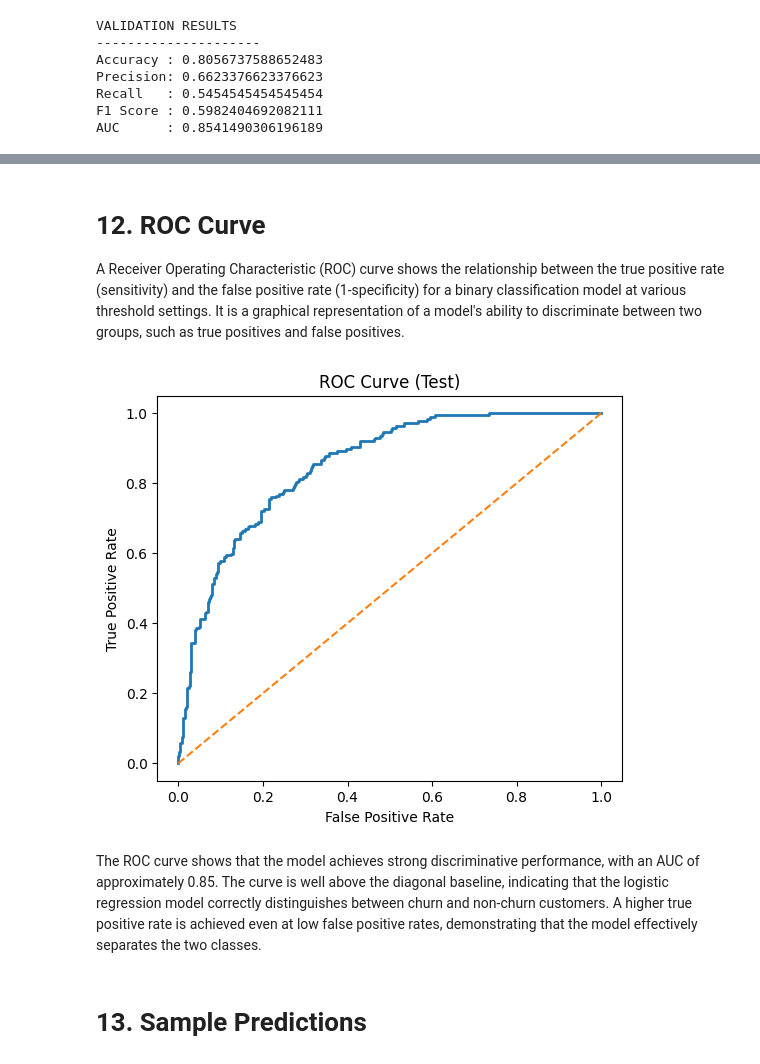
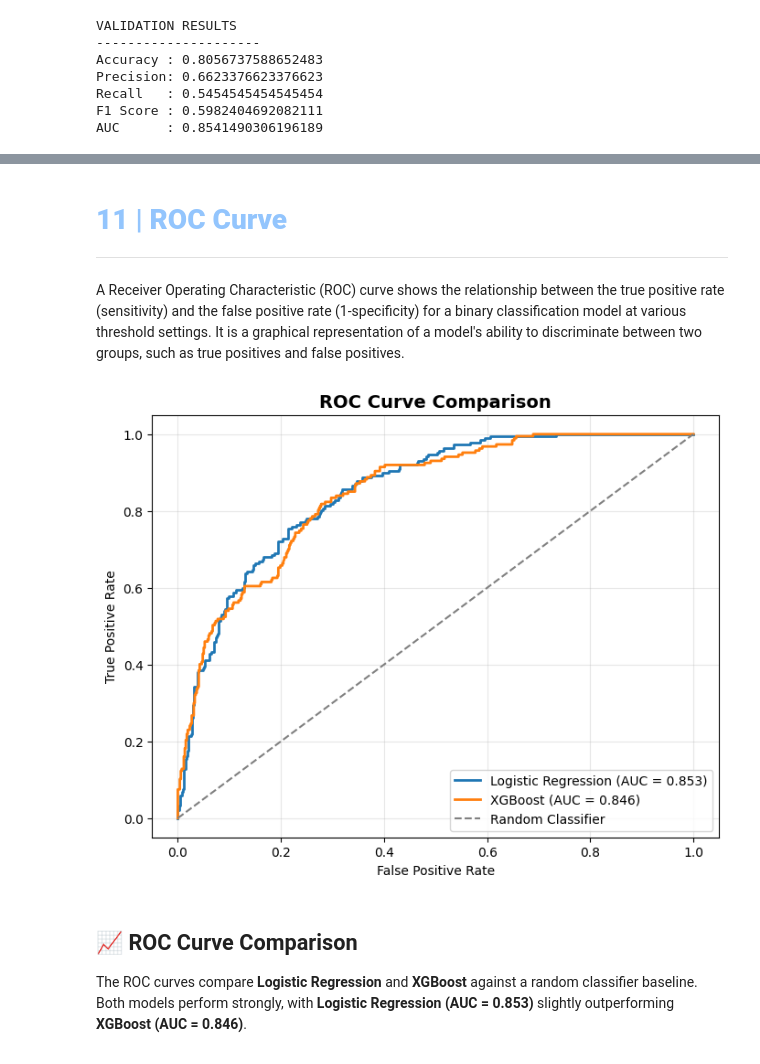
Before and after one commit to AdnanZamanNiloy/ML-DL-Based-Work, a Jupyter notebook: customer-churn-prediction-using-logistic-reg.ipynb, the cells around one changed output, grey strips where cells are left out. Cells and saved outputs as stored; diff of their text form; code cells hidden in the pictures.

Commit message:
Kaggle Notebook | Customer Churn Prediction  | Version 5

```diff
--- a/customer-churn-prediction-using-logistic-reg.ipynb
+++ b/customer-churn-prediction-using-logistic-reg.ipynb
@@ -209,0 +480,14 @@ AUC      : 0.8541490306196189
+# %%
+xgb_model = Pipeline([
+    ('preprocessor', preprocessor),
+    ('clf', XGBClassifier(
+        n_estimators=100,
+        max_depth=5,
+        learning_rate=0.1,
+        random_state=42,
+        eval_metric='logloss',
+        use_label_encoder=False
+    ))
+])
+
+xgb_model.fit(X_train, y_train)
@@ -230,20 +600,50 @@ The confusion matrix shows that the model correctly identified 474 non-churn cus
 # %% [markdown]
-# 12. ROC Curve
+<a id="11"></a>
+<div style="margin:34px 0 22px 0;">
+  <h2 style="
+      font-family: 'Inter', 'Segoe UI', Roboto, Arial, sans-serif;
+      font-size:28px;
+      font-weight:800;
+      color: #93c5fd;
+      margin:0;
+      letter-spacing:0.4px;
+  ">
+    11 | ROC Curve
+  </h2>
+
+  <hr style="
+      border:none;
+      height:1.5px;
+      background: linear-gradient(to right, #3b82f6, #1f2937);
+      margin-top:12px;
+  ">
+</div>
+
+
 A Receiver Operating Characteristic (ROC) curve shows the relationship between the true positive rate (sensitivity) and the false positive rate (1-specificity) for a binary classification model at various threshold settings. It is a graphical representation of a model's ability to discriminate between two groups, such as true positives and false positives.
 # %%
 
-fpr, tpr, _ = roc_curve(y_test, y_test_prob)
-plt.figure(figsize=(6,5))
-plt.plot(fpr, tpr, linewidth=2)
-plt.plot([0,1],[0,1],'--')
-plt.title("ROC Curve (Test)")
+y_test_prob = model.predict_proba(X_test)[:,1]
+y_test_prob_xgb = xgb_model.predict_proba(X_test)[:,1]
+
+fpr_lr, tpr_lr, _ = roc_curve(y_test, y_test_prob)
+fpr_xgb, tpr_xgb, _ = roc_curve(y_test, y_test_prob_xgb)
+
+
+plt.figure(figsize=(8,6))
+plt.plot(fpr_lr, tpr_lr, linewidth=2, label=f'Logistic Regression (AUC = {roc_auc_score(y_test, y_test_prob):.3f})')
+plt.plot(fpr_xgb, tpr_xgb, linewidth=2, label=f'XGBoost (AUC = {roc_auc_score(y_test, y_test_prob_xgb):.3f})')
+plt.plot([0,1],[0,1],'--', color='gray', label='Random Classifier')
+plt.title("ROC Curve Comparison", fontsize=14, fontweight='bold')
 plt.xlabel("False Positive Rate")
 plt.ylabel("True Positive Rate")
+plt.legend(loc='lower right')
+plt.grid(alpha=0.3)
 plt.show()
 # %% [output]
-[figure, old version]
+[figure, new version]
-# %% [markdown]
-The ROC curve shows that the model achieves strong discriminative performance, with an AUC of approximately 0.85. The curve is well above the diagonal baseline, indicating that the logistic regression model correctly distinguishes between churn and non-churn customers. A higher true positive rate is achieved even at low false positive rates, demonstrating that the model effectively separates the two classes.
-# %% [markdown]
-
-# 13. Sample Predictions
+# %% [markdown]
+## 📈 ROC Curve Comparison
+
+The ROC curves compare **Logistic Regression** and **XGBoost** against a random classifier baseline.
+Both models perform strongly, with **Logistic Regression (AUC = 0.853)** slightly outperforming **XGBoost (AUC = 0.846)**.
```
Also changed, not shown: parts of 35 cells of this notebook.
